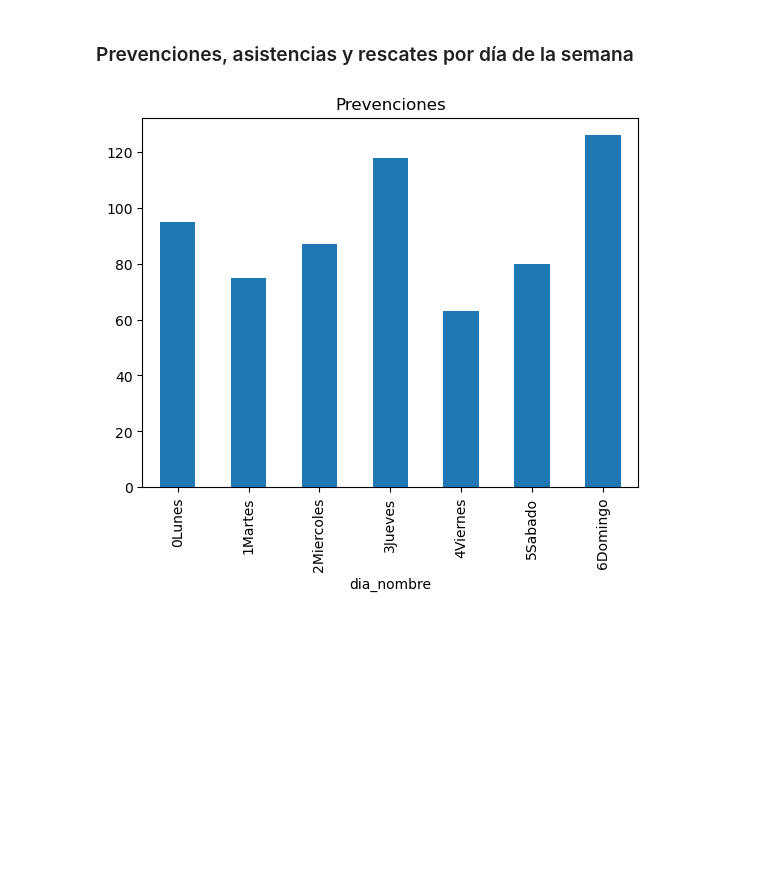
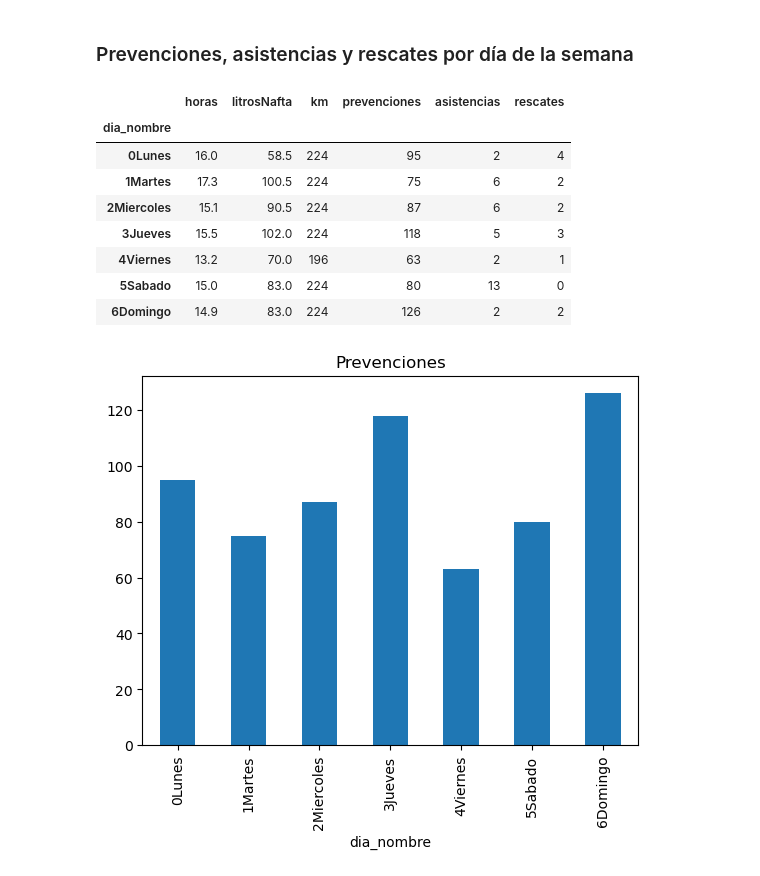
Before and after one commit to pkogan/pandas, a Jupyter notebook: Libro de Aguas.ipynb, the cells around one changed output. Drawn from its saved outputs; the diff is of its cells as text; code cells hidden in the pictures; blank space fills up the shorter version.

```diff
--- a/Libro de Aguas.ipynb
+++ b/Libro de Aguas.ipynb
@@ -158,5 +175,17 @@ plt.show()
 # %% [markdown]
 ### Prevenciones, asistencias y rescates por día de la semana
+# %%
+agrupado_dia
+# %% [output]
+|  | horas | litrosNafta | km | prevenciones | asistencias | rescates |
+| dia_nombre |  |  |  |  |  |  |
+| 0Lunes | 16.0 | 58.5 | 224 | 95 | 2 | 4 |
+| 1Martes | 17.3 | 100.5 | 224 | 75 | 6 | 2 |
+| 2Miercoles | 15.1 | 90.5 | 224 | 87 | 6 | 2 |
+| 3Jueves | 15.5 | 102.0 | 224 | 118 | 5 | 3 |
+| 4Viernes | 13.2 | 70.0 | 196 | 63 | 2 | 1 |
+| 5Sabado | 15.0 | 83.0 | 224 | 80 | 13 | 0 |
+| 6Domingo | 14.9 | 83.0 | 224 | 126 | 2 | 2 |
 # %%
 agrupado_dia['prevenciones'].plot(kind='bar',title='Prevenciones')
 plt.show()
```
Also changed, not shown: parts of 10 cells of this notebook, 3 other files.
